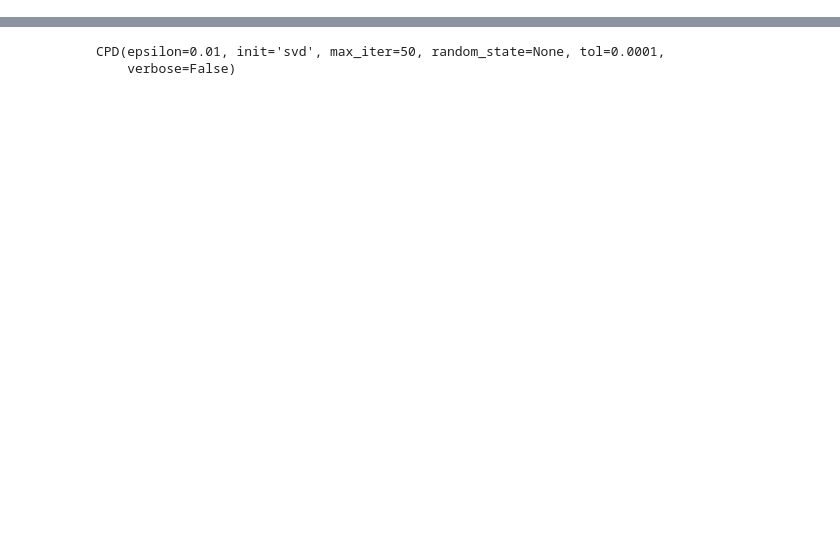
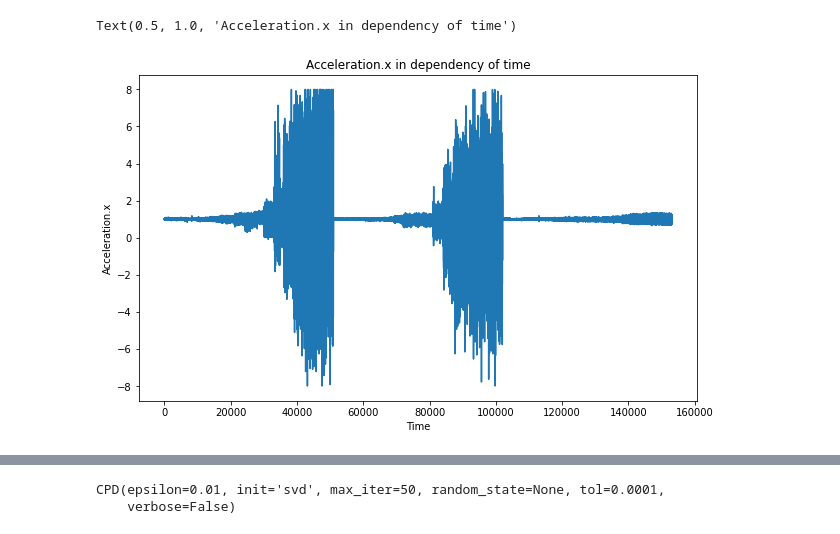
Before and after one commit to intsystems/MathematicalForecastingMethods, a Jupyter notebook: lab2/muzalevskiy/hottbox.ipynb, the cells around one changed output, grey strips where cells are left out. Cells and saved outputs as stored; diff of their text form; code cells hidden in the pictures; blank space fills up the shorter version.

```diff
--- a/lab2/muzalevskiy/hottbox.ipynb
+++ b/lab2/muzalevskiy/hottbox.ipynb
@@ -33,0 +20,2 @@ array([[[-9.28296123e-01,  8.54125478e-03,  3.78117934e+00, ...,
+# %%
+df = pd.read_csv('/Users/muzalevskiy/Downloads/accelerometer.csv')
@@ -33,0 +38,10 @@ array([[[-9.28296123e-01,  8.54125478e-03,  3.78117934e+00, ...,
+# %%
+plt.figure(figsize=(10,6))
+
+plt.plot(df['x'])
+plt.xlabel("Time")
+plt.ylabel("Acceleration.x")
+plt.title("Acceleration.x in dependency of time")
+# %% [output]
+Text(0.5, 1.0, 'Acceleration.x in dependency of time')
+[figure, added]
```
Also changed, not shown: parts of 17 cells of this notebook, 1 other file.
